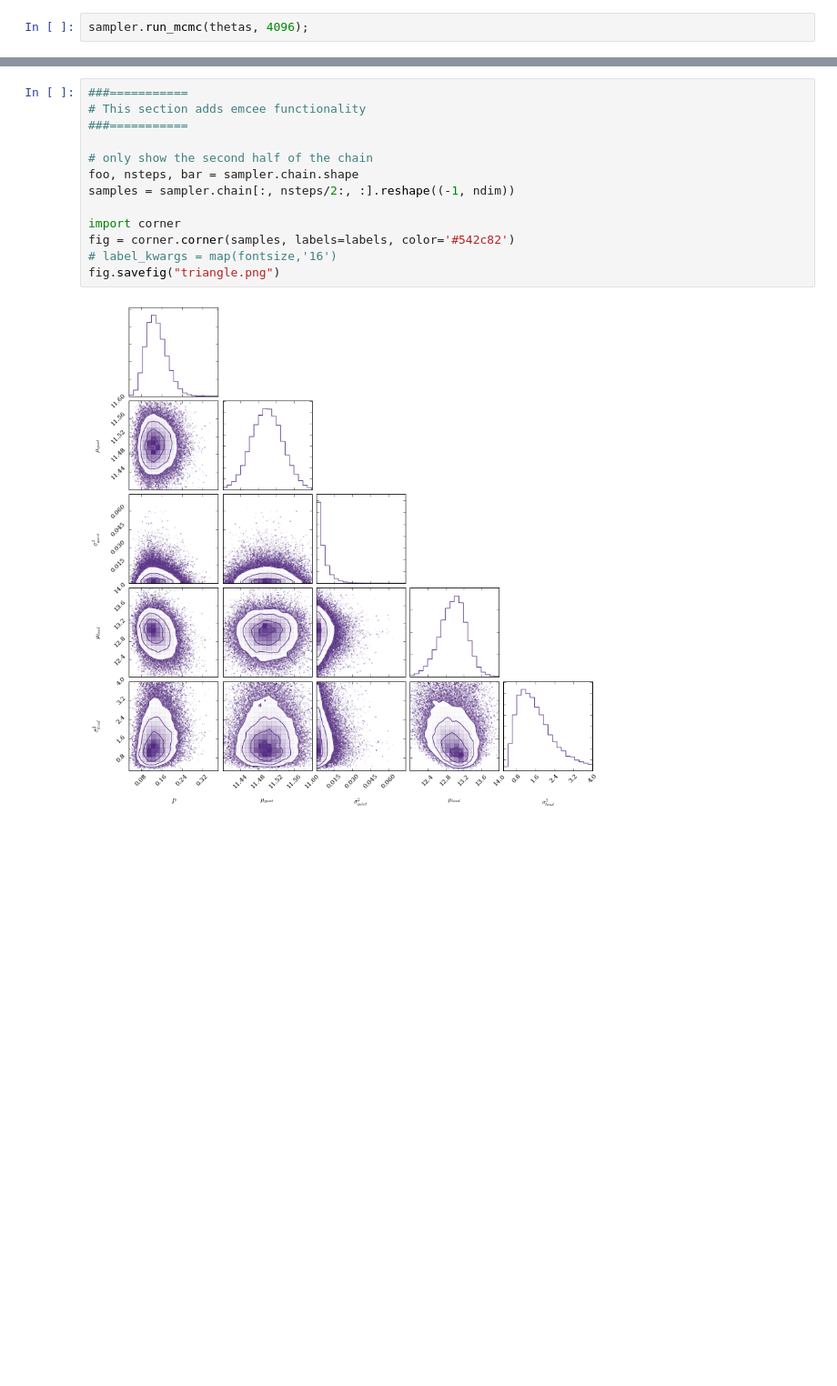
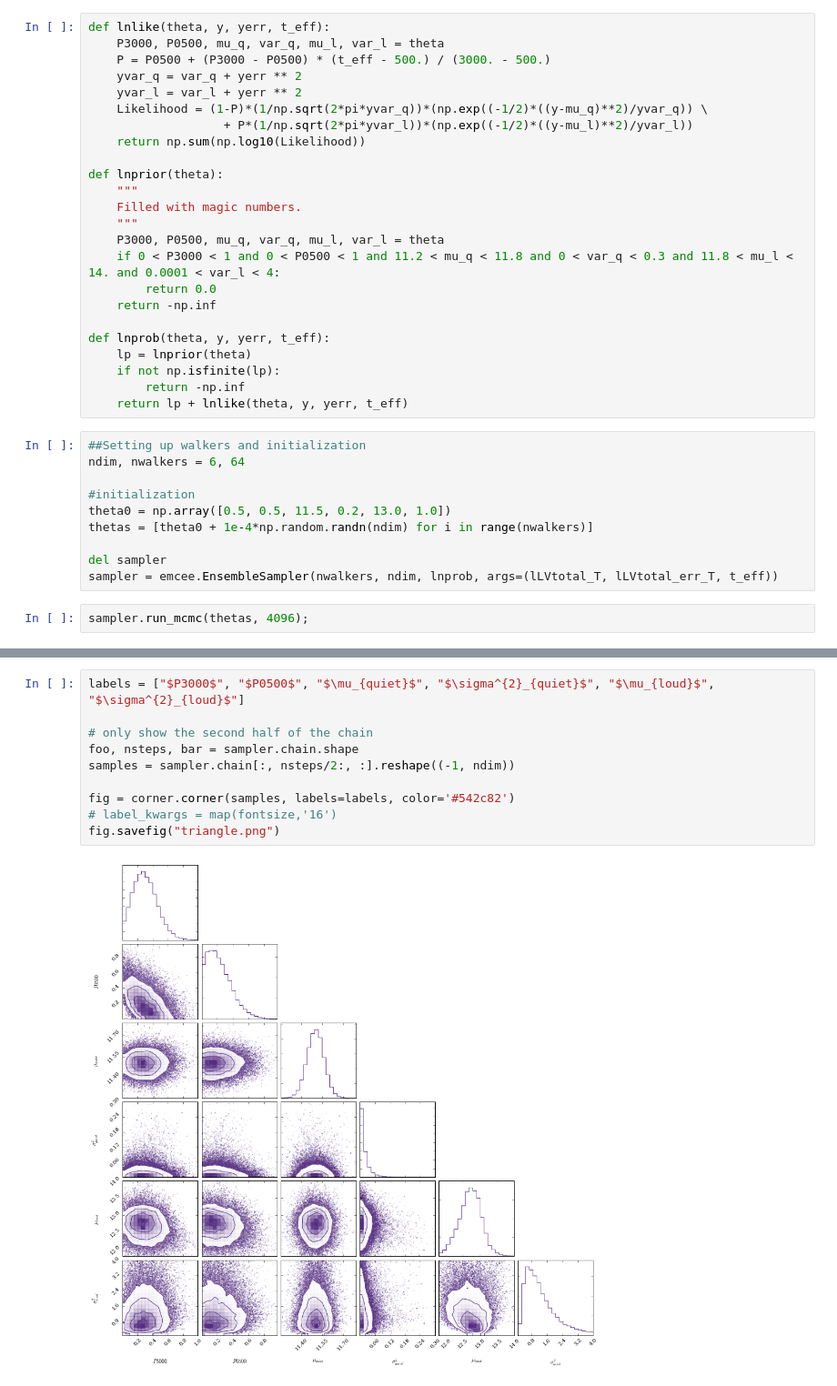
Before and after one commit to elliesch/python_codes, a Jupyter notebook: MixtureModel.ipynb, the cells around one changed output, grey strips where cells are left out. Shown at 91% size. Saved outputs shown, nothing was run; the diff lists cells and outputs as text; blank space fills up the shorter version.

```diff
--- a/MixtureModel.ipynb
+++ b/MixtureModel.ipynb
@@ -219,2 +295,36 @@ sampler = emcee.EnsembleSampler(nwalkers, ndim, lnprob, args=(lLVtotal, lLVtotal
+# %%
+def lnlike(theta, y, yerr, t_eff):
+    P3000, P0500, mu_q, var_q, mu_l, var_l = theta
+    P = P0500 + (P3000 - P0500) * (t_eff - 500.) / (3000. - 500.)
+    yvar_q = var_q + yerr ** 2
+    yvar_l = var_l + yerr ** 2
+    Likelihood = (1-P)*(1/np.sqrt(2*pi*yvar_q))*(np.exp((-1/2)*((y-mu_q)**2)/yvar_q)) \
+                   + P*(1/np.sqrt(2*pi*yvar_l))*(np.exp((-1/2)*((y-mu_l)**2)/yvar_l))
+    return np.sum(np.log10(Likelihood))
+
+def lnprior(theta):
+    """
+    Filled with magic numbers.
+    """
+    P3000, P0500, mu_q, var_q, mu_l, var_l = theta
+    if 0 < P3000 < 1 and 0 < P0500 < 1 and 11.2 < mu_q < 11.8 and 0 < var_q < 0.3 and 11.8 < mu_l < 14. and 0.0001 < var_l < 4:
+        return 0.0
+    return -np.inf
+
+def lnprob(theta, y, yerr, t_eff):
+    lp = lnprior(theta)
+    if not np.isfinite(lp):
+        return -np.inf
+    return lp + lnlike(theta, y, yerr, t_eff)
+# %%
+##Setting up walkers and initialization
+ndim, nwalkers = 6, 64
+
+#initialization
+theta0 = np.array([0.5, 0.5, 11.5, 0.2, 13.0, 1.0])
+thetas = [theta0 + 1e-4*np.random.randn(ndim) for i in range(nwalkers)]
+
+del sampler
+sampler = emcee.EnsembleSampler(nwalkers, ndim, lnprob, args=(lLVtotal_T, lLVtotal_err_T, t_eff))
 # %%
 sampler.run_mcmc(thetas, 4096);
@@ -237,15 +331,12 @@ for k in range(ndim):
 # %%
-###===========
-# This section adds emcee functionality
-###===========
+labels = ["$P3000$", "$P0500$", "$\mu_{quiet}$", "$\sigma^{2}_{quiet}$", "$\mu_{loud}$", "$\sigma^{2}_{loud}$"]
 
 # only show the second half of the chain
 foo, nsteps, bar = sampler.chain.shape
 samples = sampler.chain[:, nsteps/2:, :].reshape((-1, ndim))
 
-import corner
 fig = corner.corner(samples, labels=labels, color='#542c82')
 # label_kwargs = map(fontsize,'16')
 fig.savefig("triangle.png")
 # %% [output]
-[figure, old version]
+[figure, new version]
```
Also changed, not shown: parts of 8 cells of this notebook.
